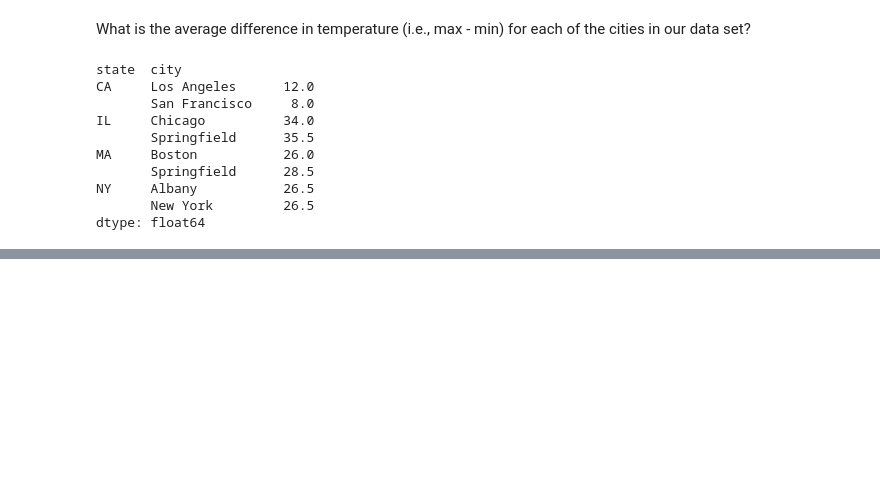
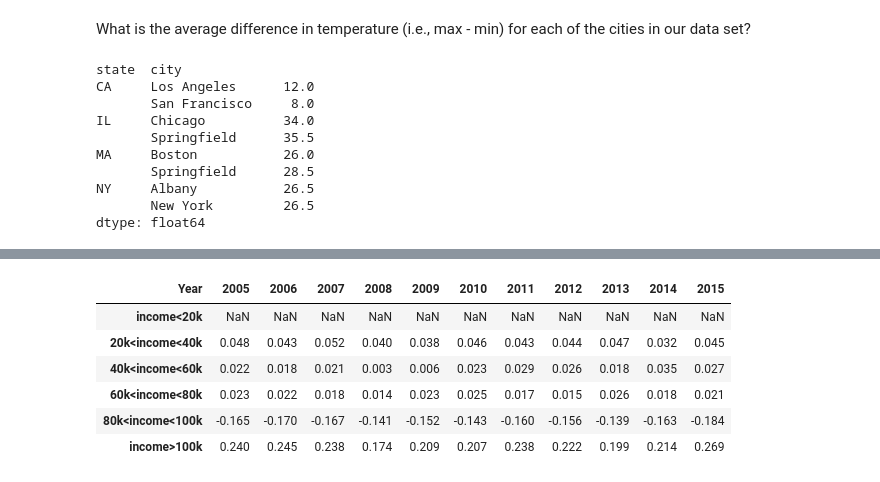
Before and after one commit to valatwork/excel-with-python-and-r, a Jupyter notebook: project/011P-workout-7.ipynb, the cells around one changed output, grey strips where cells are left out. Cells and saved outputs as stored; diff of their text form; code cells hidden in the pictures; blank space fills up the shorter version.

```diff
--- a/project/011P-workout-7.ipynb
+++ b/project/011P-workout-7.ipynb
@@ -146,0 +342,23 @@ dtype: float64
+# %%
+(
+    df
+    .groupby('Year')
+    [['income<20k',
+      '20k<income<40k',
+      '40k<income<60k',
+      '60k<income<80k',
+      '80k<income<100k',
+      'income>100k']]
+    .mean()
+    .T
+    .pct_change()
+    .round(3)
+)
+# %% [output]
+| Year | 2005 | 2006 | 2007 | 2008 | 2009 | 2010 | 2011 | 2012 | 2013 | 2014 | 2015 |
+| income<20k | NaN | NaN | NaN | NaN | NaN | NaN | NaN | NaN | NaN | NaN | NaN |
+| 20k<income<40k | 0.048 | 0.043 | 0.052 | 0.040 | 0.038 | 0.046 | 0.043 | 0.044 | 0.047 | 0.032 | 0.045 |
+| 40k<income<60k | 0.022 | 0.018 | 0.021 | 0.003 | 0.006 | 0.023 | 0.029 | 0.026 | 0.018 | 0.035 | 0.027 |
+| 60k<income<80k | 0.023 | 0.022 | 0.018 | 0.014 | 0.023 | 0.025 | 0.017 | 0.015 | 0.026 | 0.018 | 0.021 |
+| 80k<income<100k | -0.165 | -0.170 | -0.167 | -0.141 | -0.152 | -0.143 | -0.160 | -0.156 | -0.139 | -0.163 | -0.184 |
+| income>100k | 0.240 | 0.245 | 0.238 | 0.174 | 0.209 | 0.207 | 0.238 | 0.222 | 0.199 | 0.214 | 0.269 |
```
Also changed, not shown: parts of 23 cells of this notebook.
